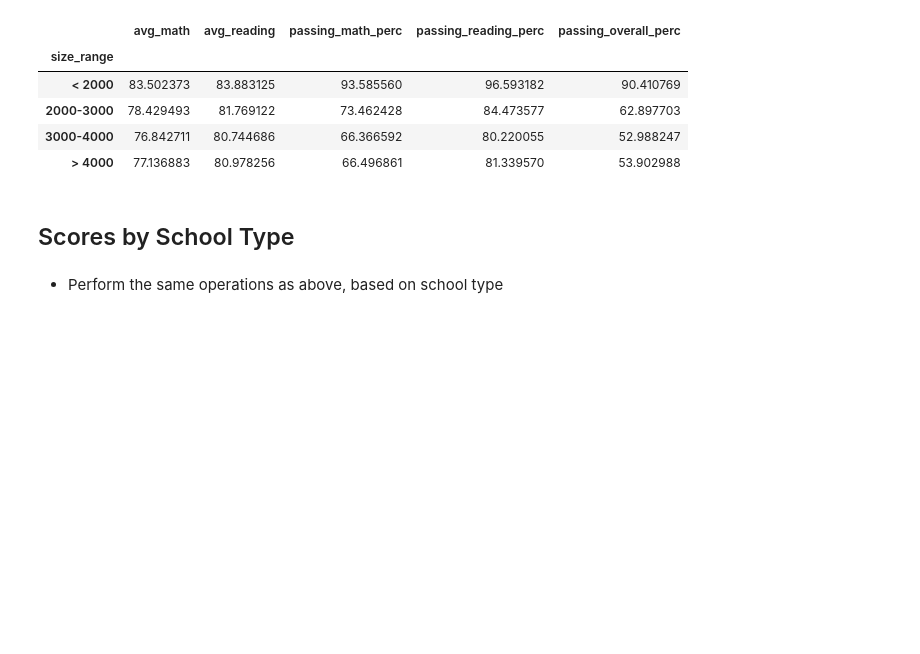
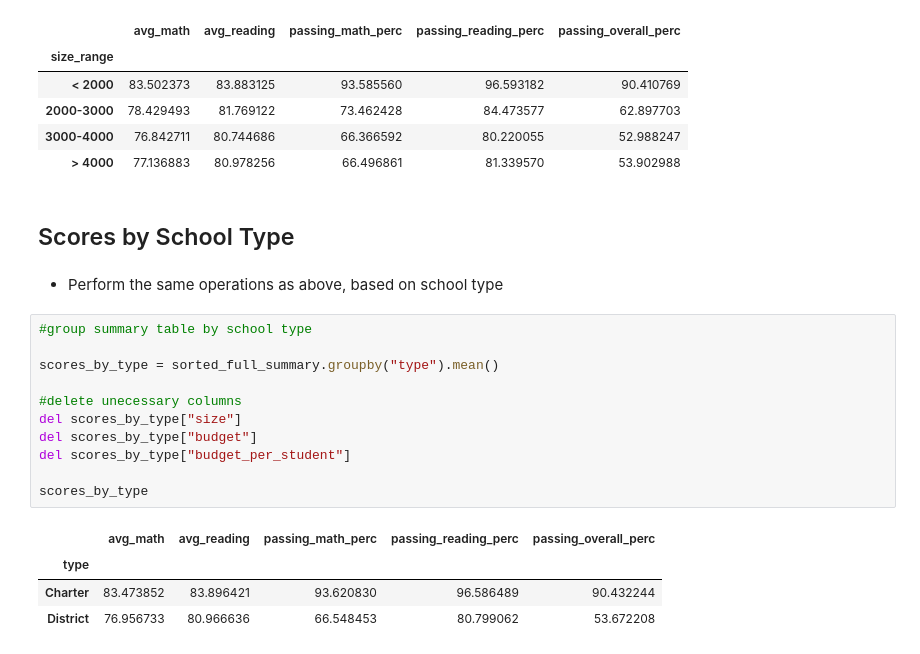
Before and after one commit to tkadamson/Pandas-School-Data, a Jupyter notebook: PyCitySchools.ipynb, the cells around one changed output. Drawn from its saved outputs; the diff is of its cells as text; blank space fills up the shorter version.

```diff
--- a/PyCitySchools.ipynb
+++ b/PyCitySchools.ipynb
@@ -370,3 +396,19 @@ scores_by_size
 ## Scores by School Type
 # %% [markdown]
 * Perform the same operations as above, based on school type
+# %%
+#group summary table by school type
+
+scores_by_type = sorted_full_summary.groupby("type").mean()
+
+#delete unecessary columns
+del scores_by_type["size"]
+del scores_by_type["budget"]
+del scores_by_type["budget_per_student"]
+
+scores_by_type
+# %% [output]
+|  | avg_math | avg_reading | passing_math_perc | passing_reading_perc | passing_overall_perc |
+| type |  |  |  |  |  |
+| Charter | 83.473852 | 83.896421 | 93.620830 | 96.586489 | 90.432244 |
+| District | 76.956733 | 80.966636 | 66.548453 | 80.799062 | 53.672208 |
```
Also changed, not shown: parts of 1 cell of this notebook.
